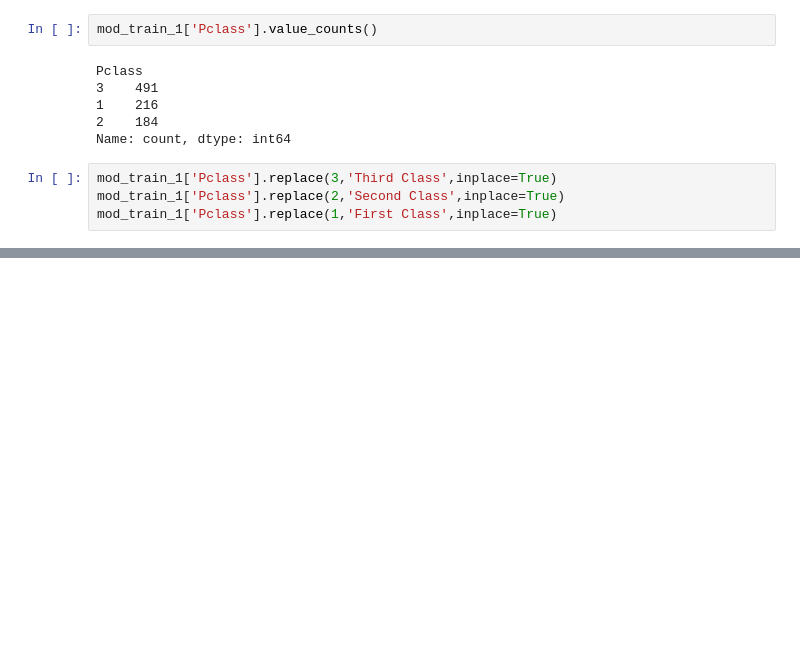
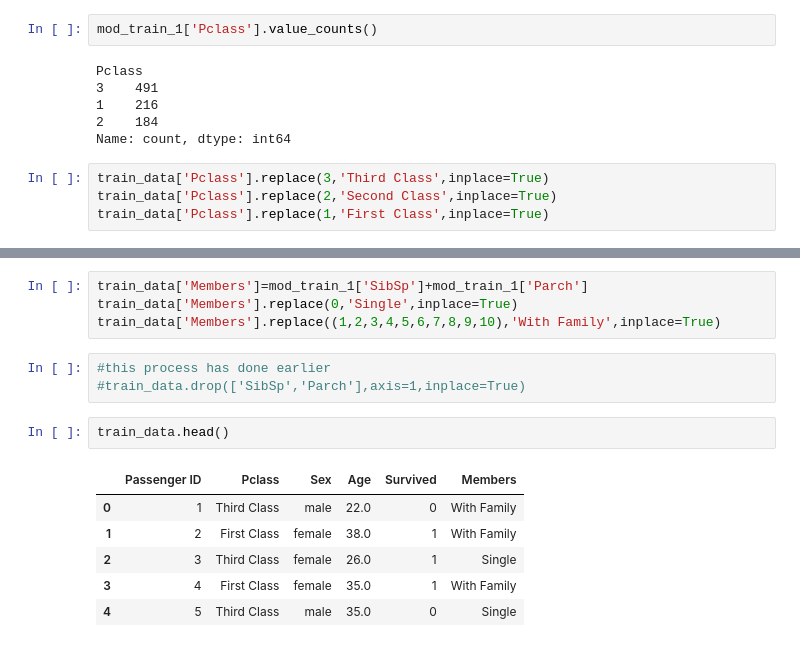
Before and after one commit to ankitg-02/Titanic, a Jupyter notebook: Titanic1.ipynb, the cells around one changed output, grey strips where cells are left out. Saved outputs shown, nothing was run; the diff lists cells and outputs as text; blank space fills up the shorter version.

```diff
--- a/Titanic1.ipynb
+++ b/Titanic1.ipynb
@@ -248,7 +248,7 @@ Pclass
 2    184
 Name: count, dtype: int64
 # %%
-mod_train_1['Pclass'].replace(3,'Third Class',inplace=True)
-mod_train_1['Pclass'].replace(2,'Second Class',inplace=True)
-mod_train_1['Pclass'].replace(1,'First Class',inplace=True)
+train_data['Pclass'].replace(3,'Third Class',inplace=True)
+train_data['Pclass'].replace(2,'Second Class',inplace=True)
+train_data['Pclass'].replace(1,'First Class',inplace=True)
 # %%
@@ -259,3 +259,19 @@ Third Class     491
 First Class     216
 Second Class    184
 Name: count, dtype: int64
+# %%
+train_data['Members']=mod_train_1['SibSp']+mod_train_1['Parch']
+train_data['Members'].replace(0,'Single',inplace=True)
+train_data['Members'].replace((1,2,3,4,5,6,7,8,9,10),'With Family',inplace=True)
+# %%
+#this process has done earlier
+#train_data.drop(['SibSp','Parch'],axis=1,inplace=True)
+# %%
+train_data.head()
+# %% [output]
+|  | Passenger ID | Pclass | Sex | Age | Survived | Members |
+| 0 | 1 | Third Class | male | 22.0 | 0 | With Family |
+| 1 | 2 | First Class | female | 38.0 | 1 | With Family |
+| 2 | 3 | Third Class | female | 26.0 | 1 | Single |
+| 3 | 4 | First Class | female | 35.0 | 1 | With Family |
+| 4 | 5 | Third Class | male | 35.0 | 0 | Single |
```
Also changed, not shown: parts of 2 cells of this notebook.
